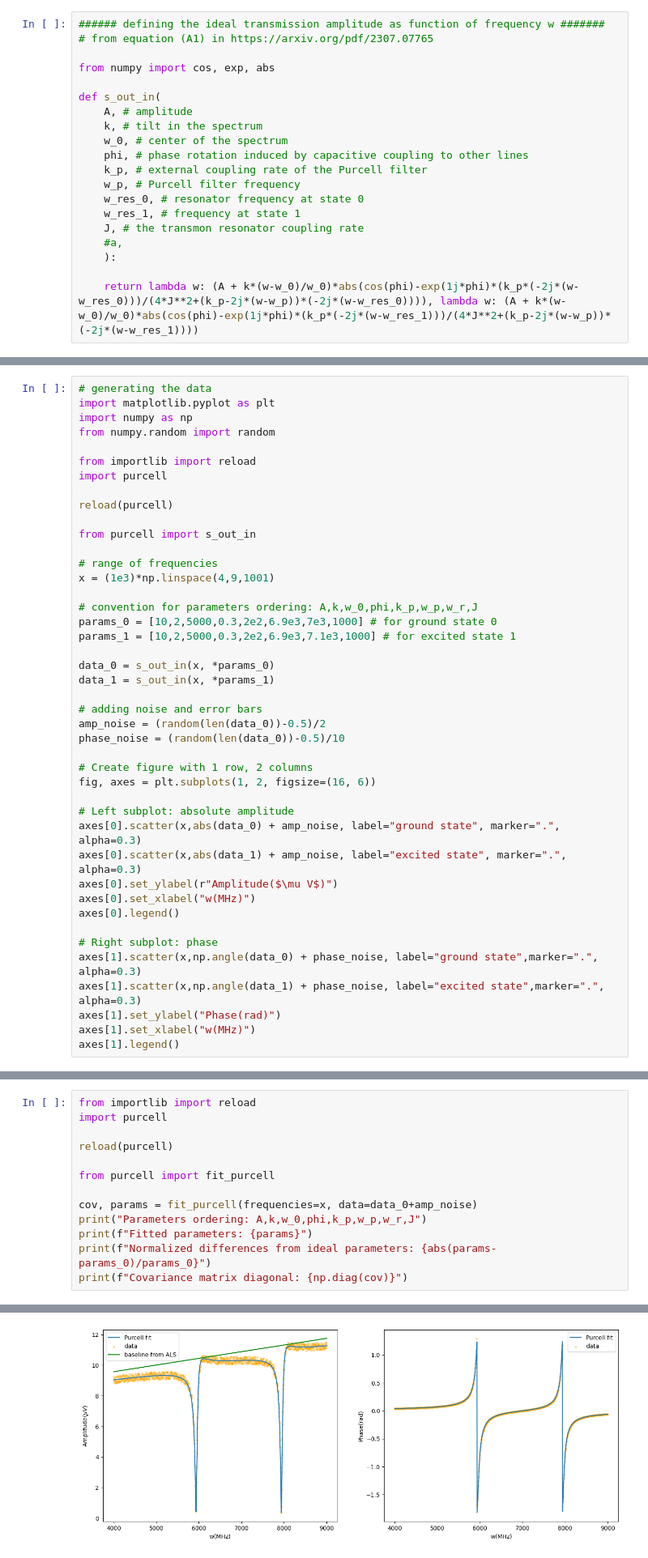
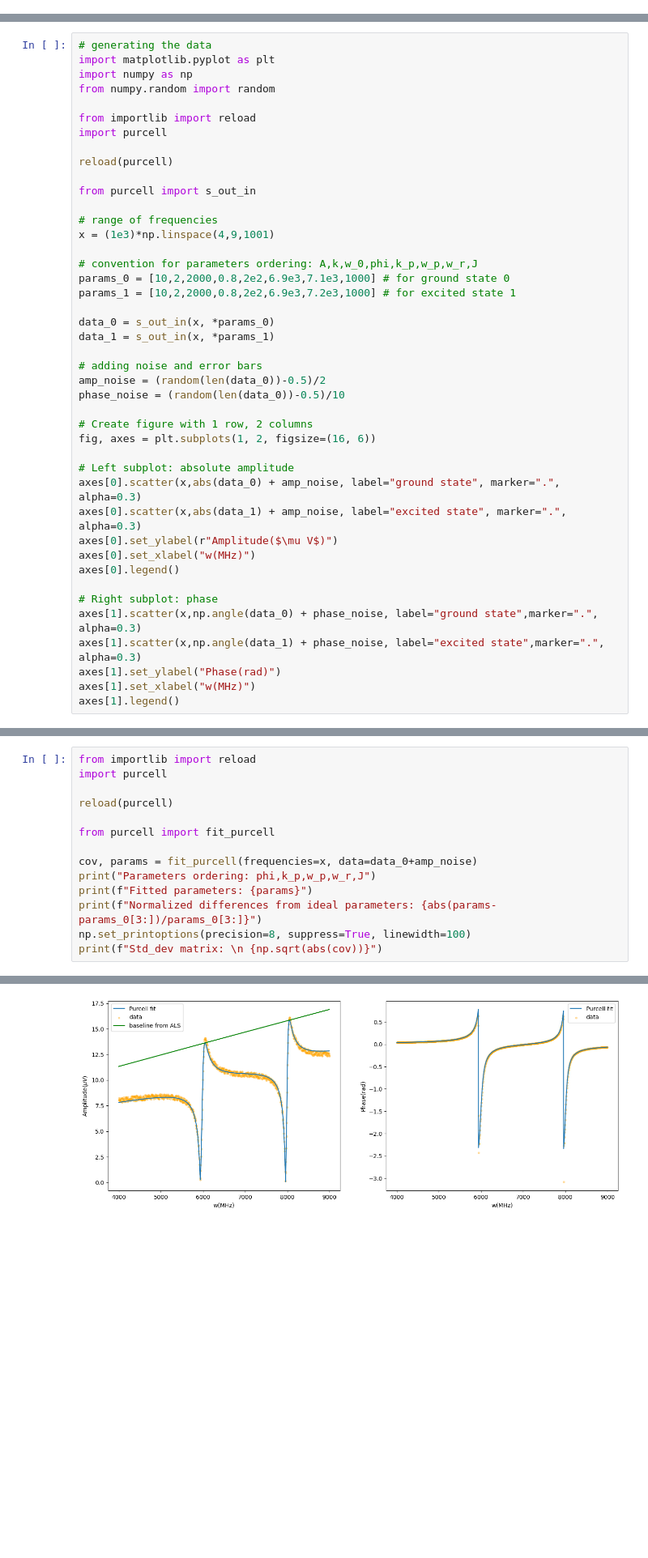
Before and after one commit to Giuhcs/purcell_filter_model, a Jupyter notebook: main.ipynb, the cells around one changed output, grey strips where cells are left out. Shown at 81% size. Saved outputs shown, nothing was run; the diff lists cells and outputs as text; blank space fills up the shorter version.

```diff
--- a/main.ipynb
+++ b/main.ipynb
@@ -3,20 +0,0 @@
-# %%
-###### defining the ideal transmission amplitude as function of frequency w #######
-# from equation (A1) in https://arxiv.org/pdf/2307.07765
-
-from numpy import cos, exp, abs
-
-def s_out_in(
-    A, # amplitude
-    k, # tilt in the spectrum
-    w_0, # center of the spectrum
-    phi, # phase rotation induced by capacitive coupling to other lines
-    k_p, # external coupling rate of the Purcell filter
-    w_p, # Purcell filter frequency
-    w_res_0, # resonator frequency at state 0
-    w_res_1, # frequency at state 1
-    J, # the transmon resonator coupling rate
-    #a,
-    ):
-
-    return lambda w: (A + k*(w-w_0)/w_0)*abs(cos(phi)-exp(1j*phi)*(k_p*(-2j*(w-w_res_0)))/(4*J**2+(k_p-2j*(w-w_p))*(-2j*(w-w_res_0)))), lambda w: (A + k*(w-w_0)/w_0)*abs(cos(phi)-exp(1j*phi)*(k_p*(-2j*(w-w_res_1)))/(4*J**2+(k_p-2j*(w-w_p))*(-2j*(w-w_res_1))))
@@ -556,8 +17,8 @@ from purcell import s_out_in
 x = (1e3)*np.linspace(4,9,1001)
 
 # convention for parameters ordering: A,k,w_0,phi,k_p,w_p,w_r,J
-params_0 = [10,2,5000,0.3,2e2,6.9e3,7e3,1000] # for ground state 0
-params_1 = [10,2,5000,0.3,2e2,6.9e3,7.1e3,1000] # for excited state 1
+params_0 = [10,2,2000,0.8,2e2,6.9e3,7.1e3,1000] # for ground state 0
+params_1 = [10,2,2000,0.8,2e2,6.9e3,7.2e3,1000] # for excited state 1
 
 data_0 = s_out_in(x, *params_0)
 data_1 = s_out_in(x, *params_1)
@@ -594,8 +55,9 @@ reload(purcell)
 from purcell import fit_purcell
 
 cov, params = fit_purcell(frequencies=x, data=data_0+amp_noise)
-print("Parameters ordering: A,k,w_0,phi,k_p,w_p,w_r,J")
+print("Parameters ordering: phi,k_p,w_p,w_r,J")
 print(f"Fitted parameters: {params}")
-print(f"Normalized differences from ideal parameters: {abs(params-params_0)/params_0}")
-print(f"Covariance matrix diagonal: {np.diag(cov)}")
+print(f"Normalized differences from ideal parameters: {abs(params-params_0[3:])/params_0[3:]}")
+np.set_printoptions(precision=8, suppress=True, linewidth=100)
+print(f"Std_dev matrix: \n {np.sqrt(abs(cov))}")
 # %% [output]
@@ -612 +76 @@ Covariance matrix diagonal: [3.46228181e+11 3.46228177e+11 2.12547171e+18 9.4309
-[figure, old version]
+[figure, new version]
```
Also changed, not shown: parts of 53 cells of this notebook, 1 other file.
